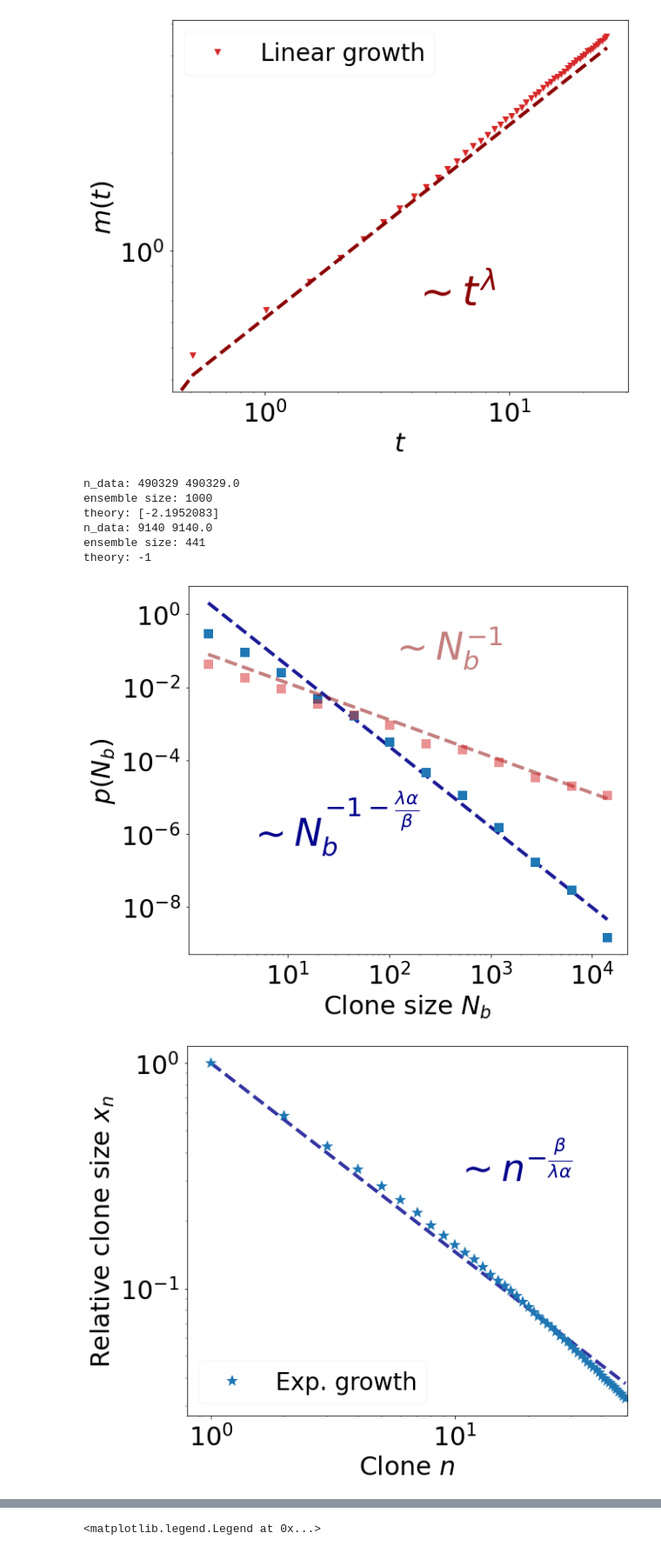
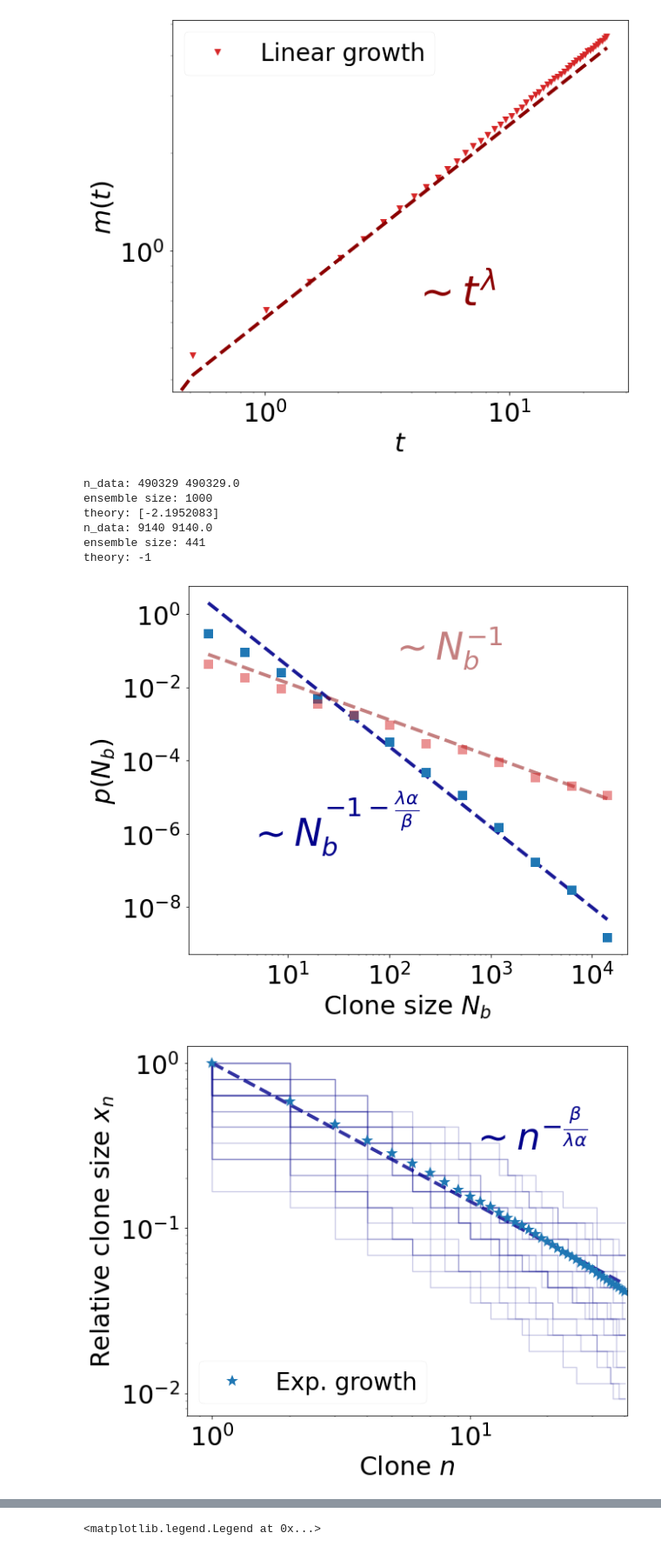
Before and after one commit to rmorantovar/Immune_System, a Jupyter notebook: Jupyter_Notebooks/1_Dynamics.ipynb, the cells around one changed output, grey strips where cells are left out. Shown at 87% size. Cells and saved outputs as stored; diff of their text form; code cells hidden in the pictures.

```diff
--- a/Jupyter_Notebooks/1_Dynamics.ipynb
+++ b/Jupyter_Notebooks/1_Dynamics.ipynb
@@ -191,7 +191,8 @@ for ti, energy_model in enumerate(energy_models):
         N_final_active_cum = np.cumsum(N_final_active)
 
         if(linear==0): #Exponential
-            N_clones = 50
+            N_clones = 40
+            n_array = np.linspace(1, N_clones, N_clones)
             Clone_relative_sizes = np.zeros(N_clones)
             N_ens = 0
             for j, N_final in enumerate(N_final_active_cum[:-1]):
@@ -200,6 +201,8 @@ for ti, energy_model in enumerate(energy_models):
                     temp_array = np.flip(np.sort(data_bcells_ensemble[int(N_final):int(N_final+N_final_active[j+1])]))
                     for k in range(N_clones):
                         Clone_relative_sizes[k] += (temp_array[k]/temp_array[0])
+                if j%40==0:
+                    ax2.step(n_array, temp_array[:N_clones]/temp_array[0], alpha=.2, color=colors_fit[i])
             print('ensemble size:', N_ens)
             #-------------------------------------------
             plaw_fit_csd = clone_size**(exponents[i])
@@ -207,7 +210,6 @@ for ti, energy_model in enumerate(energy_models):
             print('theory:' ,exponents[i])
             ax.text(x=4e0, y=5e-7, s = r'$\sim N_{b}^{-1-\frac{\lambda\alpha}{\beta}}$', fontsize=44, color = colors_fit[i])
             #-------------------------------------------
-            n_array = np.linspace(1, N_clones, N_clones)
             ax2.plot(n_array, ((n_array))**(-beta/(lambd*alpha)), linestyle = '--', marker = '', ms = 8, linewidth = 4, color=colors_fit[i], alpha = .8)
             ax2.plot(n_array, Clone_relative_sizes/N_ens, color = colors[i], linestyle = '', linewidth = 1.5, marker = '*', ms = 15, label = 'Exp. growth')
             ax2.text(x=1e1, y=3e-1, s = r'$\sim n^{-\frac{\beta}{\lambda\alpha}}$', fontsize=44, color = colors_fit[i])
@@ -217,6 +219,7 @@ for ti, energy_model in enumerate(energy_models):
 
         if(linear==1): #Linear
             N_clones = 10
+            n_array = np.linspace(1, N_clones, N_clones)
             Clone_relative_sizes = np.zeros(N_clones)
             N_ens = 0
             for j, N_final in enumerate(N_final_active_cum[:-1]):
@@ -225,6 +228,8 @@ for ti, energy_model in enumerate(energy_models):
                     temp_array = np.flip(np.sort(data_bcells_ensemble[int(N_final):int(N_final+N_final_active[j+1])]))
                     for k in range(N_clones):
                         Clone_relative_sizes[k] += (temp_array[k]/temp_array[0])
+                if j%40==0:
+                    ax3.step(n_array, temp_array[:N_clones]/temp_array[0], alpha=.2, color=colors_fit[i])
             print('ensemble size:',N_ens)
             a0 = 1e3
             t0 = dT
@@ -234,7 +239,6 @@ for ti, energy_model in enumerate(energy_models):
             print('theory:' , exponents[i])
             ax.text(x=1e2, y=6e-2, s = r'$\sim N_{b}^{-1}$', fontsize=44, color = colors_fit[i], alpha = .5)
             #-------------------------------------------
-            n_array = np.linspace(1, N_clones, N_clones)
             ax3.plot(n_array, Clone_relative_sizes/N_ens, color = colors[i], linestyle = '', linewidth = 1.5, marker = '*', ms = 15, label = 'Linear growth')
             ax3.plot(n_array, np.exp(-(beta)*((n_array)/(ass[ti]+1.7))**(1/lambd)), linestyle = '--', marker = '', ms = 8, linewidth = 4, color=colors_fit[i], alpha = .8)
             ax3.text(x=6e0, y=4e-1, s = r'$\sim e^{-\beta n^{1/\lambda}}$', fontsize=44, color = colors_fit[i])
@@ -247,33 +251,33 @@ for ti, energy_model in enumerate(energy_models):
         #popt, pcov = curve_fit(my_linear_func, np.log(clone_size[5:-1]), np.log(1-cumsum_clone_size_counts[5:-1]))
         #exponent_fit = popt[1]
         #print('fit:',exponent_fit)
         #-------------------------
 
         #ax.plot(clone_size[:-1][2:], np.exp(my_linear_func(np.log(clone_size[:-1]), *popt))[2:], linestyle = '--', marker = '', ms = '10', linewidth = 3, color='darkred', alpha = .8)
 
     #-------------------------
     my_plot_layout(ax = ax, xscale='log', yscale= 'log', xlabel=r'Clone size $N_{b}$', ylabel=r'$p(N_{b})$',
                   ticks_labelsize= 30, x_fontsize=30, y_fontsize=30 )
 
     my_plot_layout(ax = ax2, xscale='log', yscale= 'log', xlabel=r'Clone $n$', ylabel=r'Relative clone size $x_n$',
                   ticks_labelsize= 30, x_fontsize=30, y_fontsize=30 )
     #ax2.set_xticks(np.logspace(0,3, 20))
     ax2.legend(fontsize = 28, loc = 3)
 
     my_plot_layout(ax = ax3, xscale='linear', yscale= 'log', xlabel=r'Clone $n$', ylabel=r'Relative clone size $x_n$',
                   ticks_labelsize= 30, x_fontsize=30, y_fontsize=30 )
     ax3.legend(fontsize = 28, loc = 3)
     ax3.set_xticks(range(1,10+1))
 
     #fig.savefig('../Figures/1_Dynamics/Clone_size_distribution_'+energy_model+'.pdf')
-    #fig2.savefig('../Figures/1_Dynamics/Relative_CS_1_'+energy_model+'.pdf')
-    #fig3.savefig('../Figures/1_Dynamics/Relative_CS_2_'+energy_model+'.pdf')
+    fig2.savefig('../Figures/1_Dynamics/Relative_CS_1_'+energy_model+'.pdf')
+    fig3.savefig('../Figures/1_Dynamics/Relative_CS_2_'+energy_model+'.pdf')
 # %% [output]
 n_data: 490329 490329.0
 ensemble size: 1000
 theory: [-2.1952083]
 n_data: 9140 9140.0
 ensemble size: 441
 theory: -1
 [figure]
-[figure, old version]
+[figure, new version]
```
Also changed, not shown: parts of 2 cells of this notebook, 13 other files.
